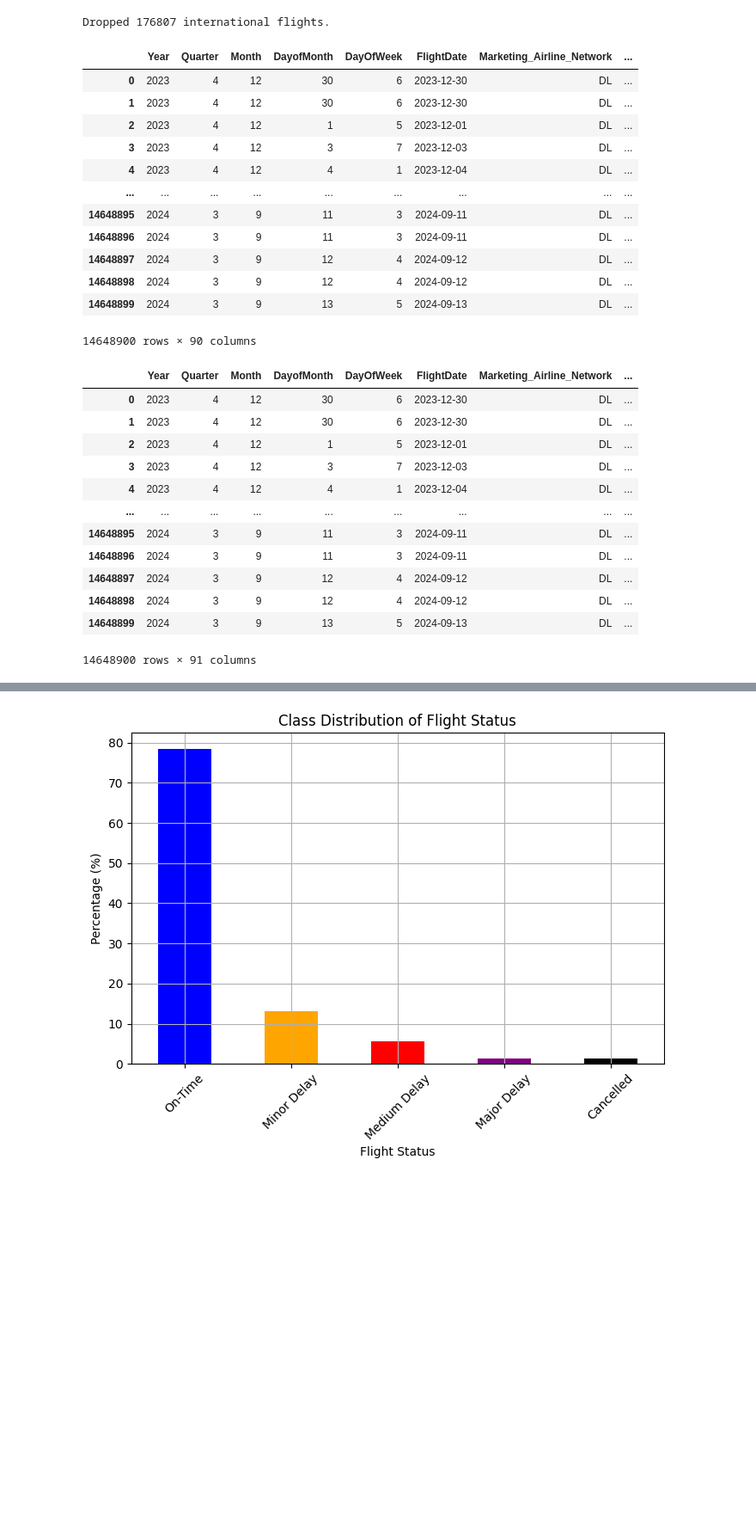
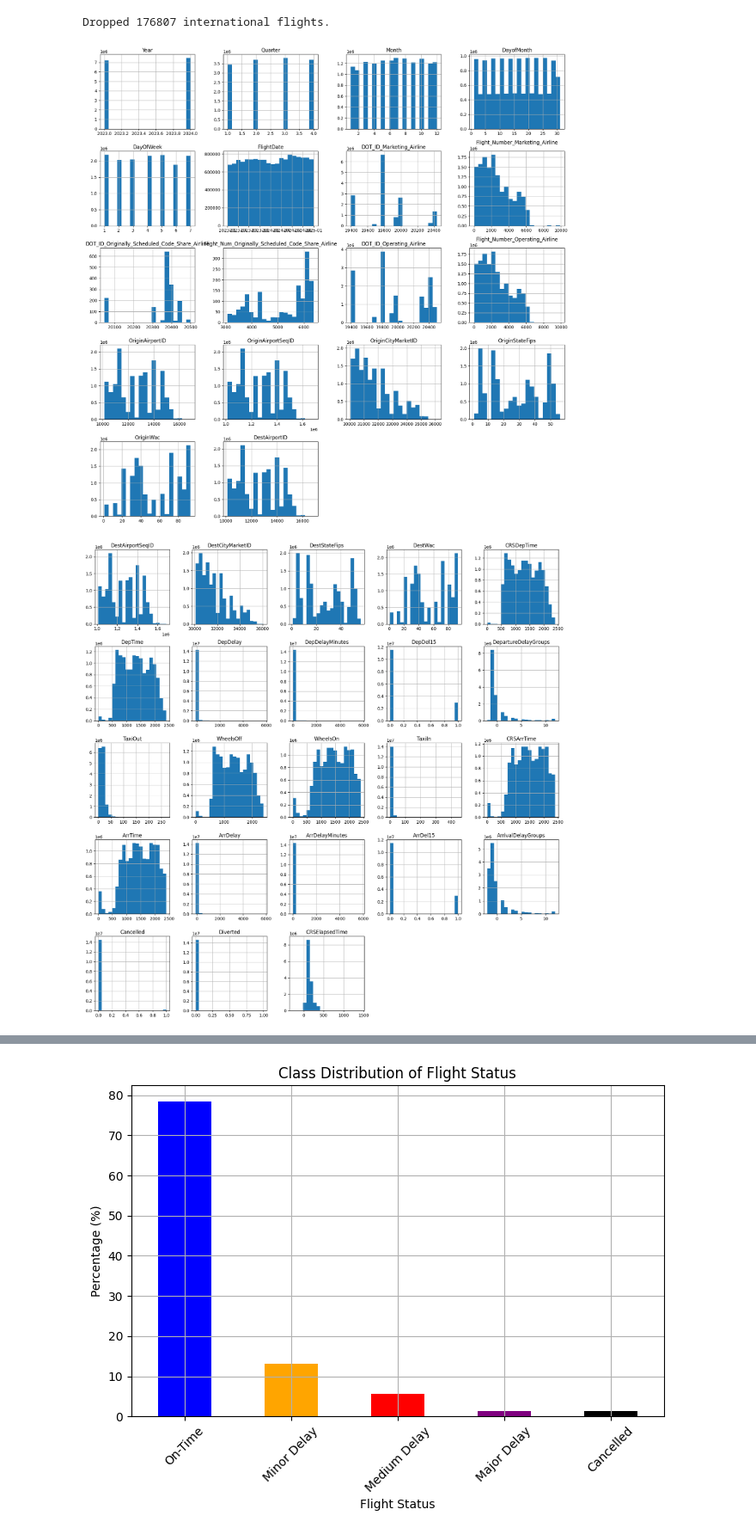
Before and after one commit to denibravo/NeuralNetworkProject, a Jupyter notebook: Delayed.ipynb, the cells around one changed output, grey strips where cells are left out. Shown at 86% size. Drawn from its saved outputs; the diff is of its cells as text; code cells hidden in the pictures; blank space fills up the shorter version.

Commit message:
add histogram for get data section

```diff
--- a/Delayed.ipynb
+++ b/Delayed.ipynb
@@ -450,19 +451,3 @@ data = merge_holiday_data(data, holiday_data)
 flight_data = create_flight_status(data)
 # %% [output]
 Dropped 176807 international flights.
-# %%
-data
-# %% [output]
-|  | Year | Quarter | Month | DayofMonth | DayOfWeek | FlightDate | Marketing_Airline_Network | ... |
-| 0 | 2023 | 4 | 12 | 30 | 6 | 2023-12-30 | DL | ... |
-| 1 | 2023 | 4 | 12 | 30 | 6 | 2023-12-30 | DL | ... |
-| 2 | 2023 | 4 | 12 | 1 | 5 | 2023-12-01 | DL | ... |
-| 3 | 2023 | 4 | 12 | 3 | 7 | 2023-12-03 | DL | ... |
-| 4 | 2023 | 4 | 12 | 4 | 1 | 2023-12-04 | DL | ... |
-| ... | ... | ... | ... | ... | ... | ... | ... | ... |
-| 14648895 | 2024 | 3 | 9 | 11 | 3 | 2024-09-11 | DL | ... |
-| 14648896 | 2024 | 3 | 9 | 11 | 3 | 2024-09-11 | DL | ... |
-| 14648897 | 2024 | 3 | 9 | 12 | 4 | 2024-09-12 | DL | ... |
-| 14648898 | 2024 | 3 | 9 | 12 | 4 | 2024-09-12 | DL | ... |
-| 14648899 | 2024 | 3 | 9 | 13 | 5 | 2024-09-13 | DL | ... |
-14648900 rows × 90 columns
@@ -472,18 +454,18 @@ data
-# %%
-flight_data = create_flight_status(data)
-# %%
-flight_data
-# %% [output]
-|  | Year | Quarter | Month | DayofMonth | DayOfWeek | FlightDate | Marketing_Airline_Network | ... |
-| 0 | 2023 | 4 | 12 | 30 | 6 | 2023-12-30 | DL | ... |
-| 1 | 2023 | 4 | 12 | 30 | 6 | 2023-12-30 | DL | ... |
-| 2 | 2023 | 4 | 12 | 1 | 5 | 2023-12-01 | DL | ... |
-| 3 | 2023 | 4 | 12 | 3 | 7 | 2023-12-03 | DL | ... |
-| 4 | 2023 | 4 | 12 | 4 | 1 | 2023-12-04 | DL | ... |
-| ... | ... | ... | ... | ... | ... | ... | ... | ... |
-| 14648895 | 2024 | 3 | 9 | 11 | 3 | 2024-09-11 | DL | ... |
-| 14648896 | 2024 | 3 | 9 | 11 | 3 | 2024-09-11 | DL | ... |
-| 14648897 | 2024 | 3 | 9 | 12 | 4 | 2024-09-12 | DL | ... |
-| 14648898 | 2024 | 3 | 9 | 12 | 4 | 2024-09-12 | DL | ... |
-| 14648899 | 2024 | 3 | 9 | 13 | 5 | 2024-09-13 | DL | ... |
-14648900 rows × 91 columns
+# %%
+# histogram of athe first 30 columns of the data
+
+flight_data.iloc[:, :30].hist(bins=20, figsize=(20, 20))
+plt.show()
+
+# histogram of the next 30 columns of the data
+
+flight_data.iloc[:, 30:60].hist(bins=20, figsize=(20, 20))
+plt.show()
+
+# histogram of the next 31 columns of the data
+
+flight_data.iloc[:, 60:91].hist(bins=20, figsize=(20, 20))
+plt.show()
+# %% [output]
+[figure, added]
+[figure, added]
```
Also changed, not shown: parts of 9 cells of this notebook, 1 other file.
